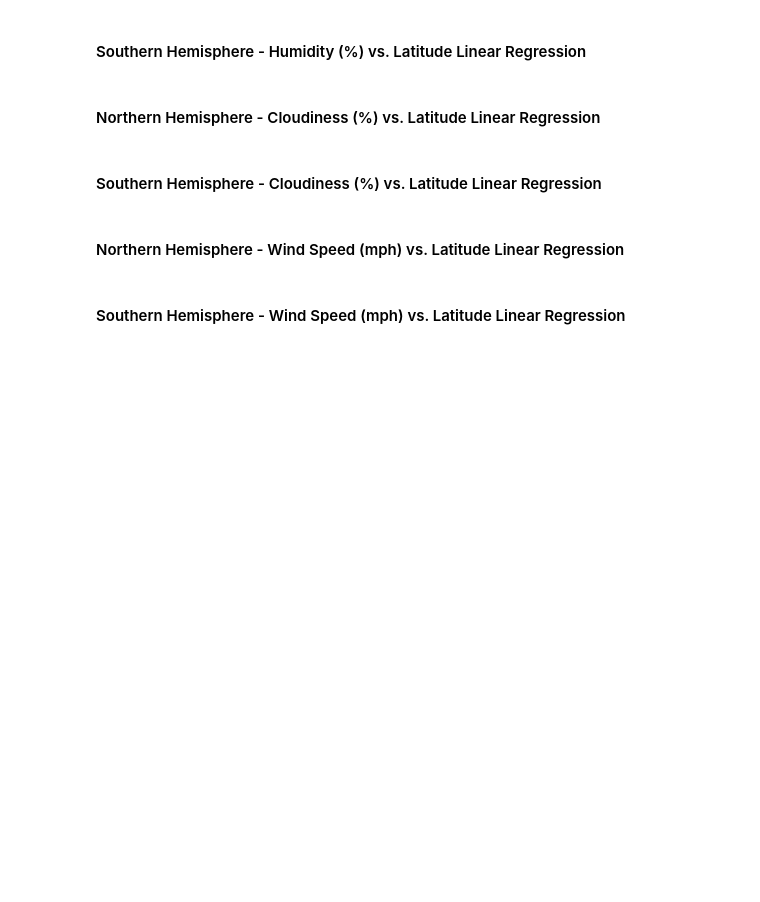
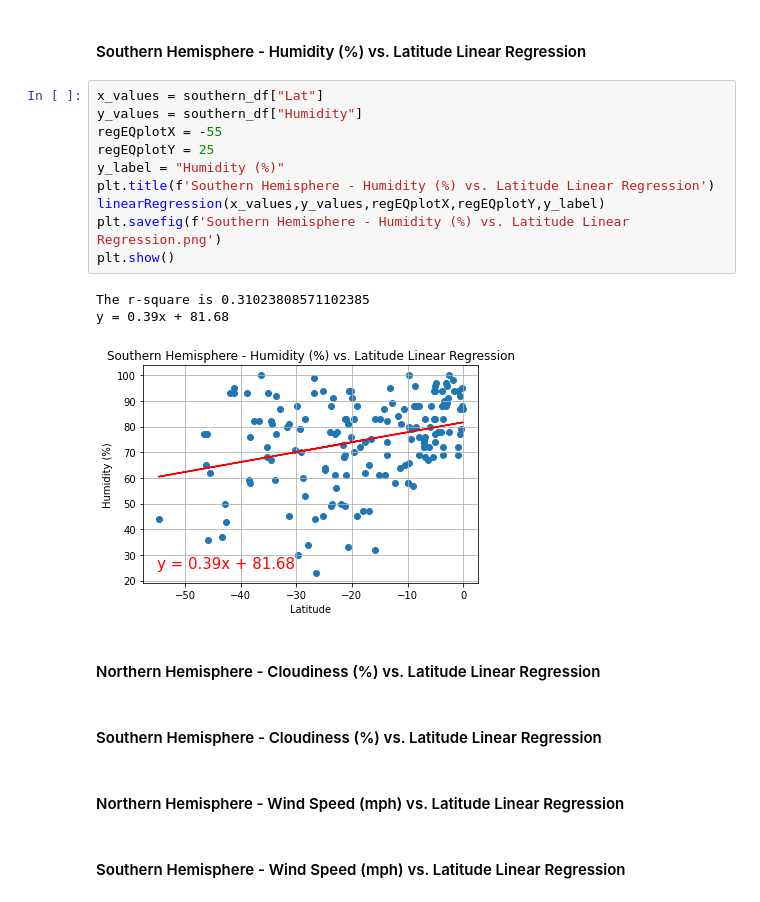
Before and after one commit to dalismo/python-api-challenge, a Jupyter notebook: WeatherPy/WeatherPy.ipynb, the cells around one changed output. Saved outputs shown, nothing was run; the diff lists cells and outputs as text; blank space fills up the shorter version.

```diff
--- a/WeatherPy/WeatherPy.ipynb
+++ b/WeatherPy/WeatherPy.ipynb
@@ -286,5 +314,19 @@ y = -0.8x + 91.54
 # %% [markdown]
 ####  Southern Hemisphere - Humidity (%) vs. Latitude Linear Regression
+# %%
+x_values = southern_df["Lat"]
+y_values = southern_df["Humidity"]
+regEQplotX = -55
+regEQplotY = 25
+y_label = "Humidity (%)"
+plt.title(f'Southern Hemisphere - Humidity (%) vs. Latitude Linear Regression')
+linearRegression(x_values,y_values,regEQplotX,regEQplotY,y_label)
+plt.savefig(f'Southern Hemisphere - Humidity (%) vs. Latitude Linear Regression.png')
+plt.show()
+# %% [output]
+The r-square is 0.31023808571102385
+y = 0.39x + 81.68
+[figure, added]
 # %% [markdown]
 ####  Northern Hemisphere - Cloudiness (%) vs. Latitude Linear Regression
 # %% [markdown]
```
Also changed, not shown: parts of 2 cells of this notebook, 3 other files.
